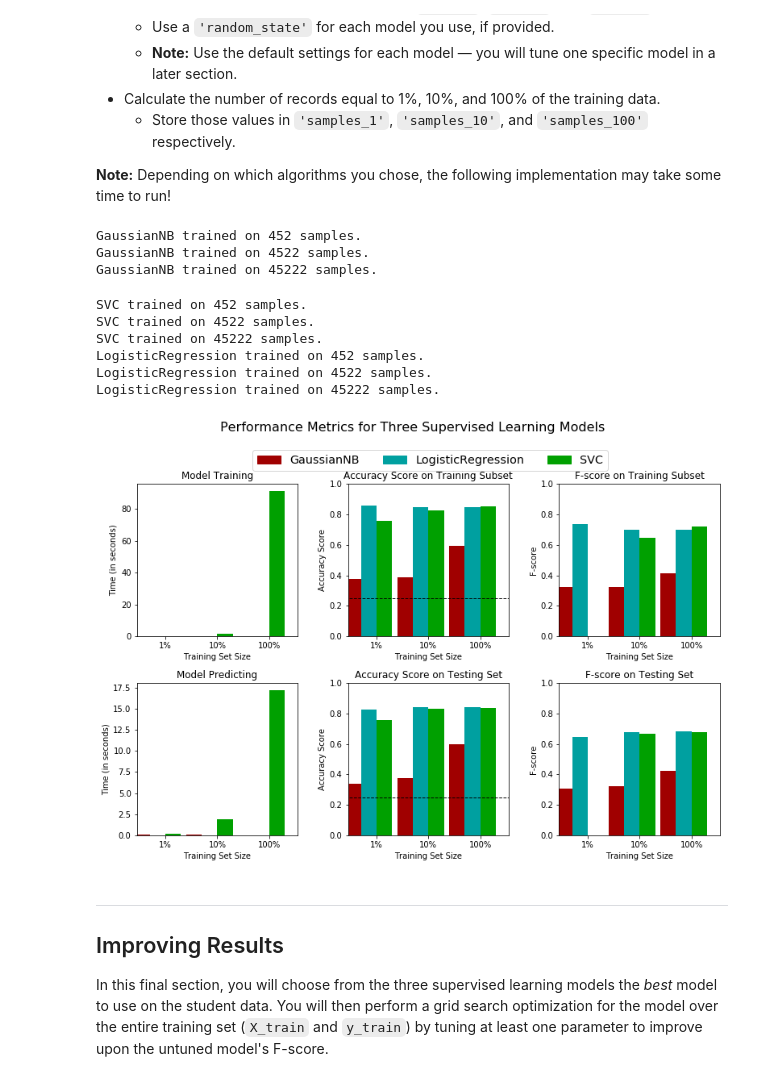
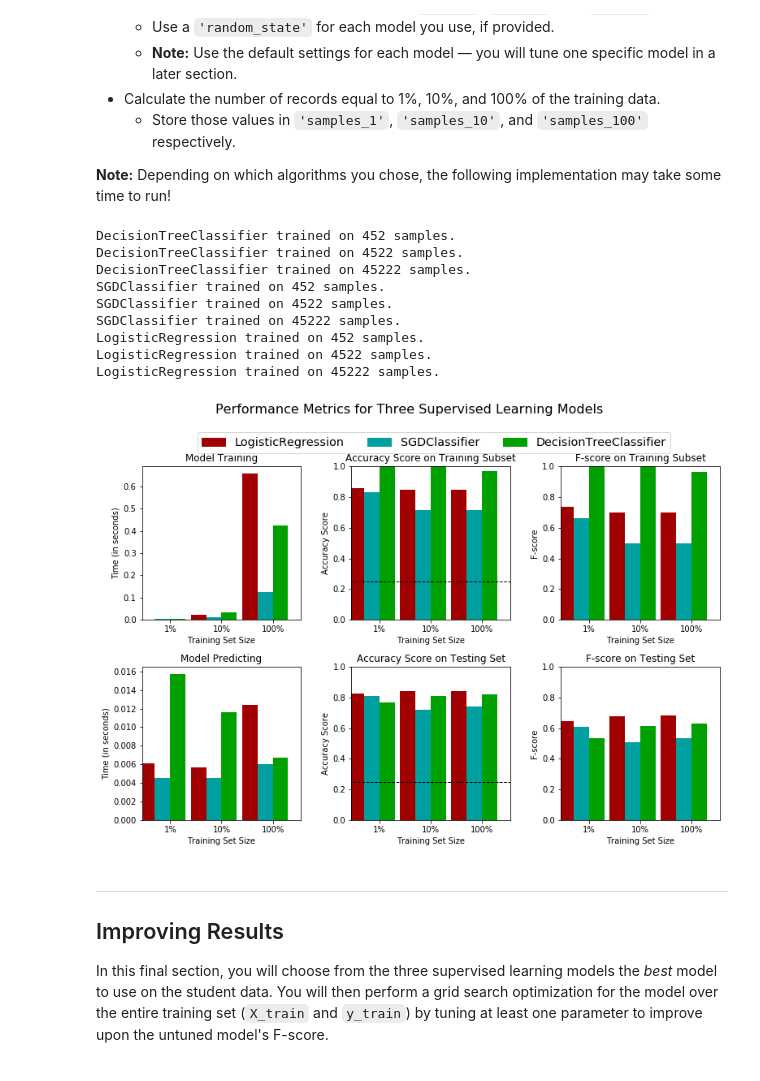
Before and after one commit to dkomlen/machine-learning, a Jupyter notebook: projects/finding_donors/finding_donors.ipynb, the cells around one changed output. Cells and saved outputs as stored; diff of their text form; code cells hidden in the pictures.

```diff
--- a/projects/finding_donors/finding_donors.ipynb
+++ b/projects/finding_donors/finding_donors.ipynb
@@ -356,45 +429,45 @@ In the code cell, you will need to implement the following:
 
 **Note:** Depending on which algorithms you chose, the following implementation may take some time to run!
 # %%
-from sklearn.svm import SVC
-from sklearn.naive_bayes import GaussianNB
+from sklearn.linear_model import SGDClassifier
+from sklearn.tree import DecisionTreeClassifier
 from sklearn.linear_model import LogisticRegression
 
 # Initialize the three models
-clf_A = GaussianNB()
-clf_B = SVC()
+clf_A = DecisionTreeClassifier()
+clf_B = SGDClassifier()
 clf_C = LogisticRegression()
 
 # Calculate the number of samples for 1%, 10%, and 100% of the training data
 # HINT: samples_100 is the entire training set i.e. len(y_train)
 # HINT: samples_10 is 10% of samples_100
 # HINT: samples_1 is 1% of samples_100
 samples_100 = n_records
 samples_10 = n_records / 10
 samples_1 = n_records / 100
 
 # Collect results on the learners
 results = {}
 for clf in [clf_A, clf_B, clf_C]:
     clf_name = clf.__class__.__name__
     results[clf_name] = {}
     for i, samples in enumerate([samples_1, samples_10, samples_100]):
         results[clf_name][i] = \
         train_predict(clf, samples, X_train, y_train, X_test, y_test)
 
 # Run metrics visualization for the three supervised learning models chosen
 vs.evaluate(results, accuracy, fscore)
 # %% [output]
-GaussianNB trained on 452 samples.
-GaussianNB trained on 4522 samples.
-GaussianNB trained on 45222 samples.
+DecisionTreeClassifier trained on 452 samples.
+DecisionTreeClassifier trained on 4522 samples.
+DecisionTreeClassifier trained on 45222 samples.
+SGDClassifier trained on 452 samples.
+SGDClassifier trained on 4522 samples.
+SGDClassifier trained on 45222 samples.
+LogisticRegression trained on 452 samples.
+LogisticRegression trained on 4522 samples.
+LogisticRegression trained on 45222 samples.
-SVC trained on 452 samples.
-SVC trained on 4522 samples.
-SVC trained on 45222 samples.
-LogisticRegression trained on 452 samples.
-LogisticRegression trained on 4522 samples.
-LogisticRegression trained on 45222 samples.
-[figure, old version]
+[figure, new version]
 # %% [markdown]
 ----
 ## Improving Results
```
Also changed, not shown: parts of 18 cells of this notebook.
